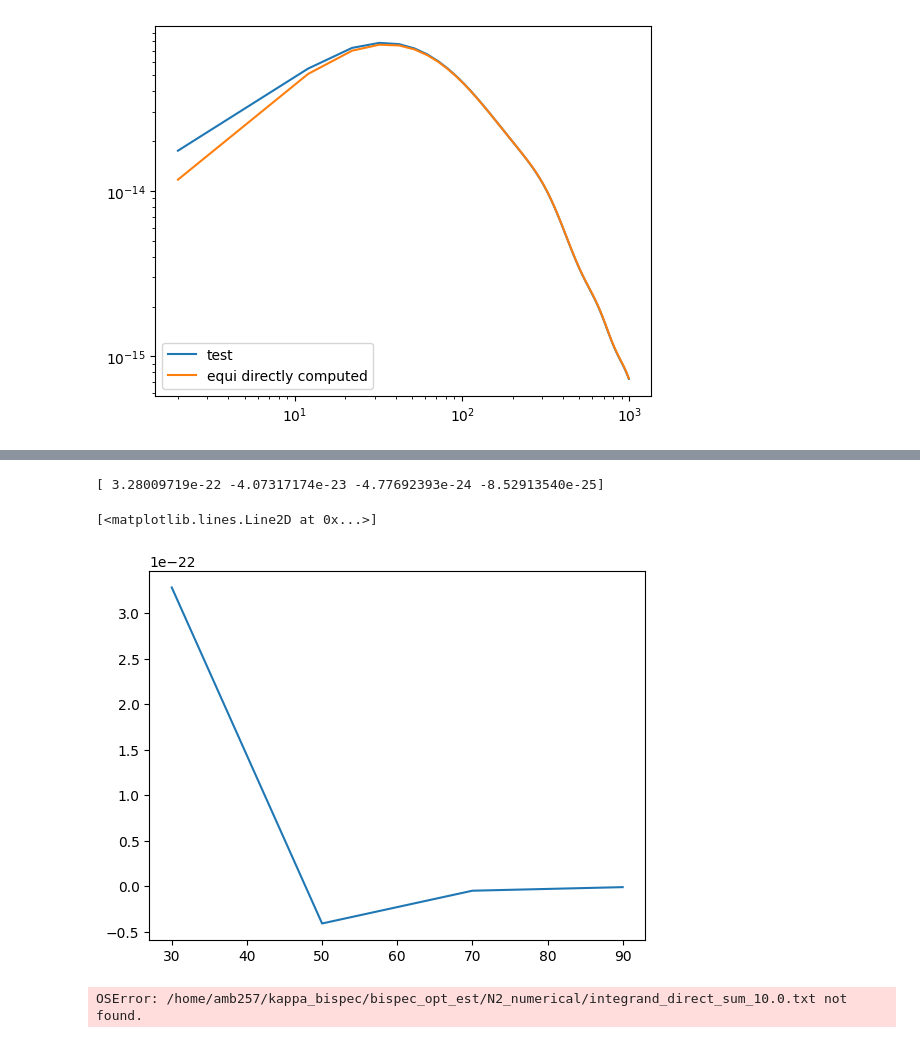
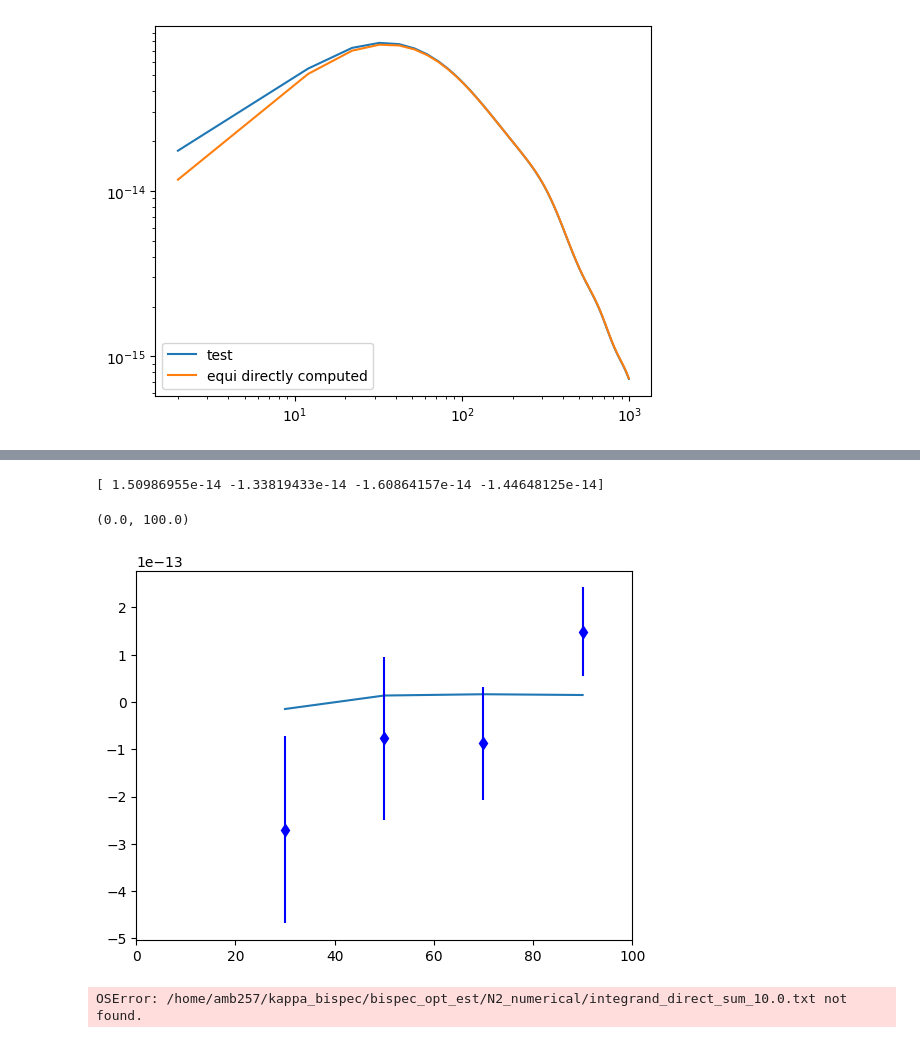
Before and after one commit to aleksandrbowkis/bispec_opt_est, a Jupyter notebook: N2_numerical/N2_tests.ipynb, the cells around one changed output, grey strips where cells are left out. Saved outputs shown, nothing was run; the diff lists cells and outputs as text; code cells hidden in the pictures.

Commit message:
change full N2 calculation to compute for kappa not phi

```diff
--- a/N2_numerical/N2_tests.ipynb
+++ b/N2_numerical/N2_tests.ipynb
@@ -27,6 +27,10 @@ lcl not interp 4.6554353095210565e-17
 [0.00000000e+00 1.66870490e-07 2.06031272e-07 2.17543630e-07
  2.17004910e-07 2.10657754e-07 2.01537811e-07 1.91161657e-07
  1.80472047e-07 1.69897924e-07]
+# %%
+# Load in optimal estimator results
+L_opt_fold, opt_est_fold, err_fold = np.loadtxt('opt_est_results/folded_opt_est.txt')
+L_opt_equi, opt_est_equi, err_equi = np.loadtxt('opt_est_results/equilateral_opt_est.txt')
 # %%
 # Running some checks on the power spectra used
 
@@ -220,11 +205,13 @@ plt.legend()
 # %%
-bin_mid, binning_test = np.load('/home/amb257/kappa_bispec/bispec_opt_est/N2_numerical/Binning_effects/binned_calc.npy')
+bin_mid, binning_test = np.load('/home/amb257/kappa_bispec/bispec_opt_est/N2_numerical/Binning_effects/binning_tests_outputs/binned_equilateral.npy')
 print(binning_test)
-plt.plot(bin_mid, binning_test)
+plt.plot(bin_mid, -1* binning_test)
+plt.errorbar(L_opt_equi, opt_est_equi, yerr = err_equi, fmt='bd', label = 'optimal estimator folded configuration')
+plt.xlim(0,100)
 # %% [output]
-[ 3.28009719e-22 -4.07317174e-23 -4.77692393e-24 -8.52913540e-25]
+[ 1.50986955e-14 -1.33819433e-14 -1.60864157e-14 -1.44648125e-14]
-[<matplotlib.lines.Line2D at 0x...>]
+(0.0, 100.0)
-[figure, old version]
+[figure, new version]
 # %%
 # Load in the integrand used for the direct sum calculation
 ell, integrand = np.loadtxt('/home/amb257/kappa_bispec/bispec_opt_est/N2_numerical/integrand_direct_sum_10.0.txt')
```
Also changed, not shown: parts of 1 cell of this notebook, 38 other files.
